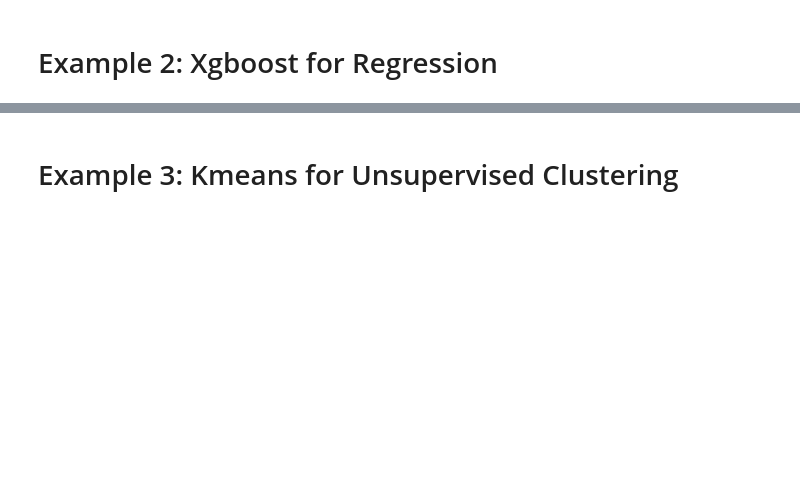
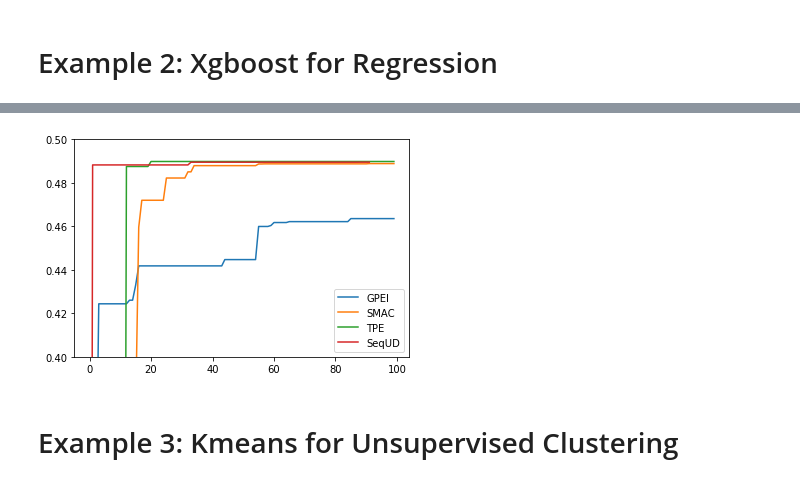
Before and after one commit to ZebinYang/SeqUD, a Jupyter notebook: examples/sklearn_search.ipynb, the cells around one changed output, grey strips where cells are left out. Saved outputs shown, nothing was run; the diff lists cells and outputs as text; code cells hidden in the pictures; blank space fills up the shorter version.

```diff
--- a/examples/sklearn_search.ipynb
+++ b/examples/sklearn_search.ipynb
@@ -85,15 +126,13 @@ x = sx.fit_transform(dt.data)
 y = sy.fit_transform(dt.target.reshape([-1,1]))
 
 ParaSpace = {'booster':          {'Type': 'categorical', 'Mapping': ['gbtree', 'gblinear']},
-             'max_depth':        {'Type': 'integer',     'Mapping': np.linspace(2,10,9)},
+             'max_depth':        {'Type': 'integer',     'Mapping': np.linspace(2,9,8)},
              'n_estimators':     {'Type': 'integer',     'Mapping': np.linspace(100,500,401)},
-             'min_child_weight': {'Type': 'integer',     'Mapping': np.linspace(1,100,100)},
-             'subsample':        {'Type': 'continuous',  'Range': [0, 1],  'Wrapper': lambda x:x},
              'colsample_bytree': {'Type': 'continuous',  'Range': [0, 1],  'Wrapper': lambda x:x},
              'learning_rate':    {'Type': 'continuous',  'Range': [-5, 0], 'Wrapper': lambda x: 10**x},
              'gamma':            {'Type': 'continuous',  'Range': [-5, 0], 'Wrapper': lambda x: 10**x},
              'reg_lambda':       {'Type': 'continuous',  'Range': [-5, 0], 'Wrapper': lambda x: 10**x},
-             'reg_alpha':         {'Type': 'continuous',  'Range': [-5, 0], 'Wrapper': lambda x: 10**x}}
+             'reg_alpha':        {'Type': 'continuous',  'Range': [-5, 0], 'Wrapper': lambda x: 10**x}}
 
 estimator = xgb.XGBRegressor()
 cv = KFold(n_splits=5, random_state=0, shuffle=True)
@@ -103,10 +142,10 @@ sequd_clf = SeqUD(ParaSpace, level_number = 20, max_runs = 100, max_search_iter
 sequd_clf.fit(x, y)
 
 tpe_clf = TPEOPT(ParaSpace, max_runs = 100, estimator = estimator, cv = cv, refit = True, verbose = True)
-clf.fit(x, y)
+tpe_clf.fit(x, y)
 
 smac_clf = SMACOPT(ParaSpace, max_runs = 100, estimator = estimator, cv = cv, refit = True, verbose = True)
-clf.fit(x, y)
+smac_clf.fit(x, y)
 
 gpei_clf = GPEIOPT(ParaSpace, max_runs = 100, estimator = estimator, cv = cv, refit = True, verbose = True)
-clf.fit(x, y)
+gpei_clf.fit(x, y)
@@ -113,9 +206,13 @@ clf.fit(x, y)
 # %%
 plt.plot(gpei_clf.logs["score"].cummax())
 plt.plot(smac_clf.logs["score"].cummax())
 plt.plot(tpe_clf.logs["score"].cummax())
 plt.plot(sequd_clf.logs["score"].cummax())
 plt.legend(['GPEI', 'SMAC', 'TPE', 'SeqUD'])
+plt.ylim(0.4,0.5)
+plt.show()
+# %% [output]
+[figure, added]
 # %% [markdown]
  # Example 3: Kmeans for Unsupervised Clustering
 # %%
```
Also changed, not shown: parts of 7 cells of this notebook, 54 other files.
